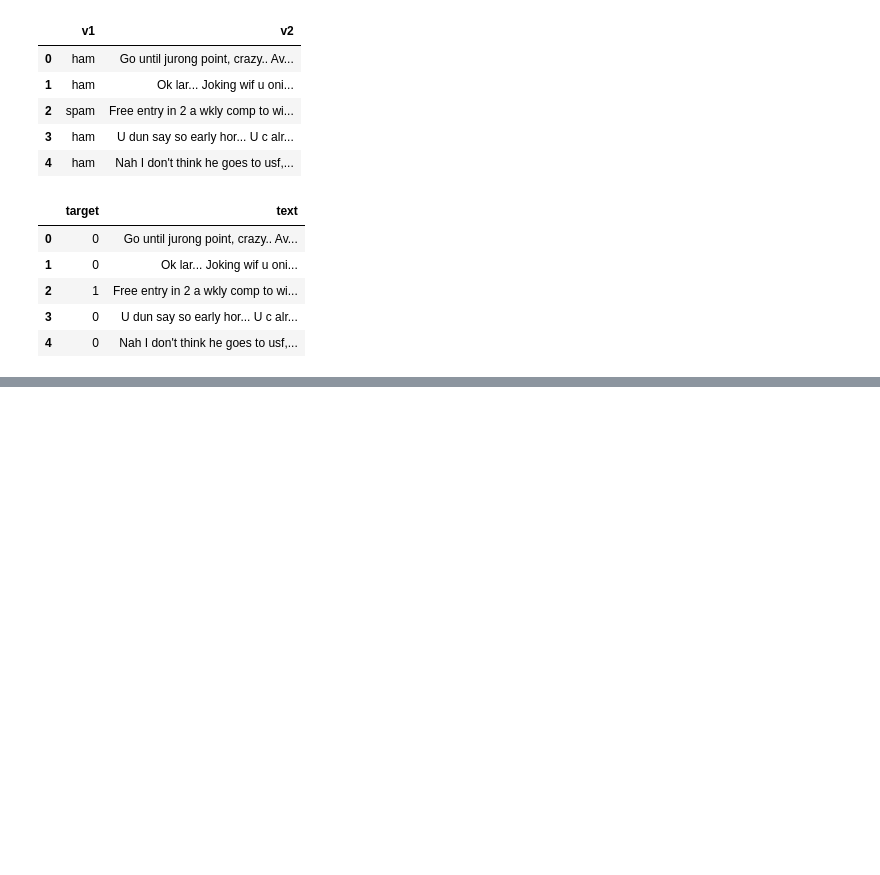
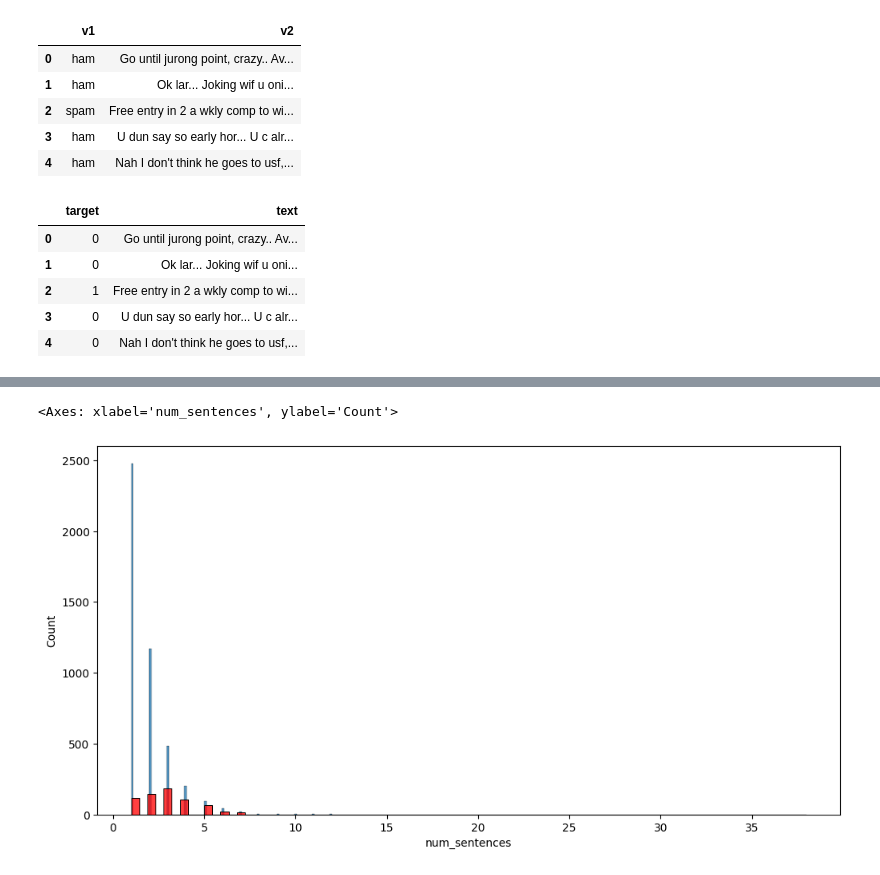
Before and after one commit to YaqoobD/Email-SMS-Spam-Classifier-End-to-End-Project-Heroku-Deployment, a Jupyter notebook: sms-spam-detection.ipynb, the cells around one changed output, grey strips where cells are left out. Cells and saved outputs as stored; diff of their text form; code cells hidden in the pictures; blank space fills up the shorter version.

```diff
--- a/sms-spam-detection.ipynb
+++ b/sms-spam-detection.ipynb
@@ -81,0 +218,9 @@ df.head()
+# %%
+# plot ham and spam messgaes againt num_sentences on histogram to investigate distribution.
+
+plt.figure(figsize=(12,6))
+sns.histplot(df[df['target'] == 0]['num_sentences'])
+sns.histplot(df[df['target'] == 1]['num_sentences'], color='red')
+# %% [output]
+<Axes: xlabel='num_sentences', ylabel='Count'>
+[figure, added]
```
Also changed, not shown: parts of 85 cells of this notebook, 2 other files.
